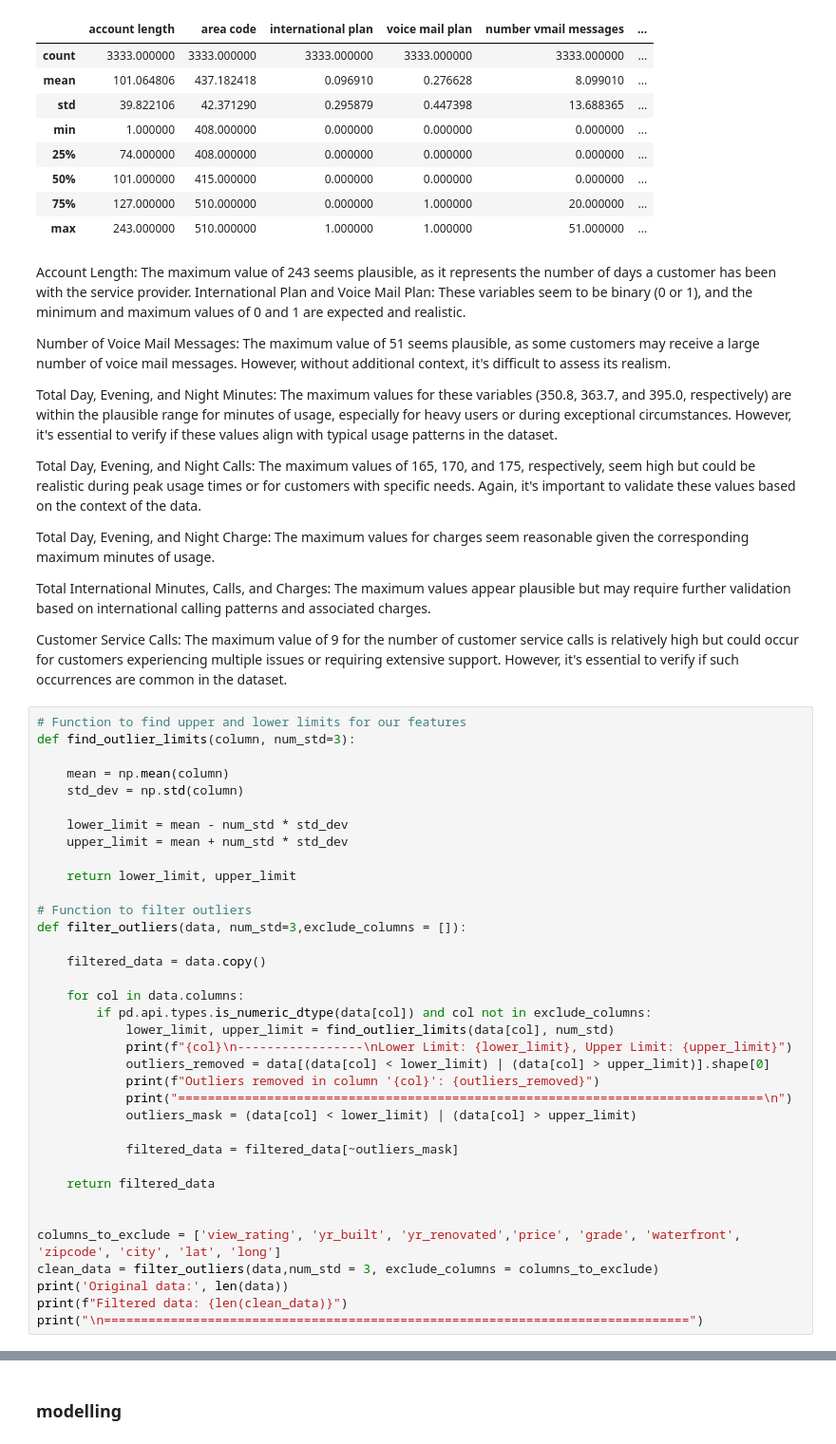
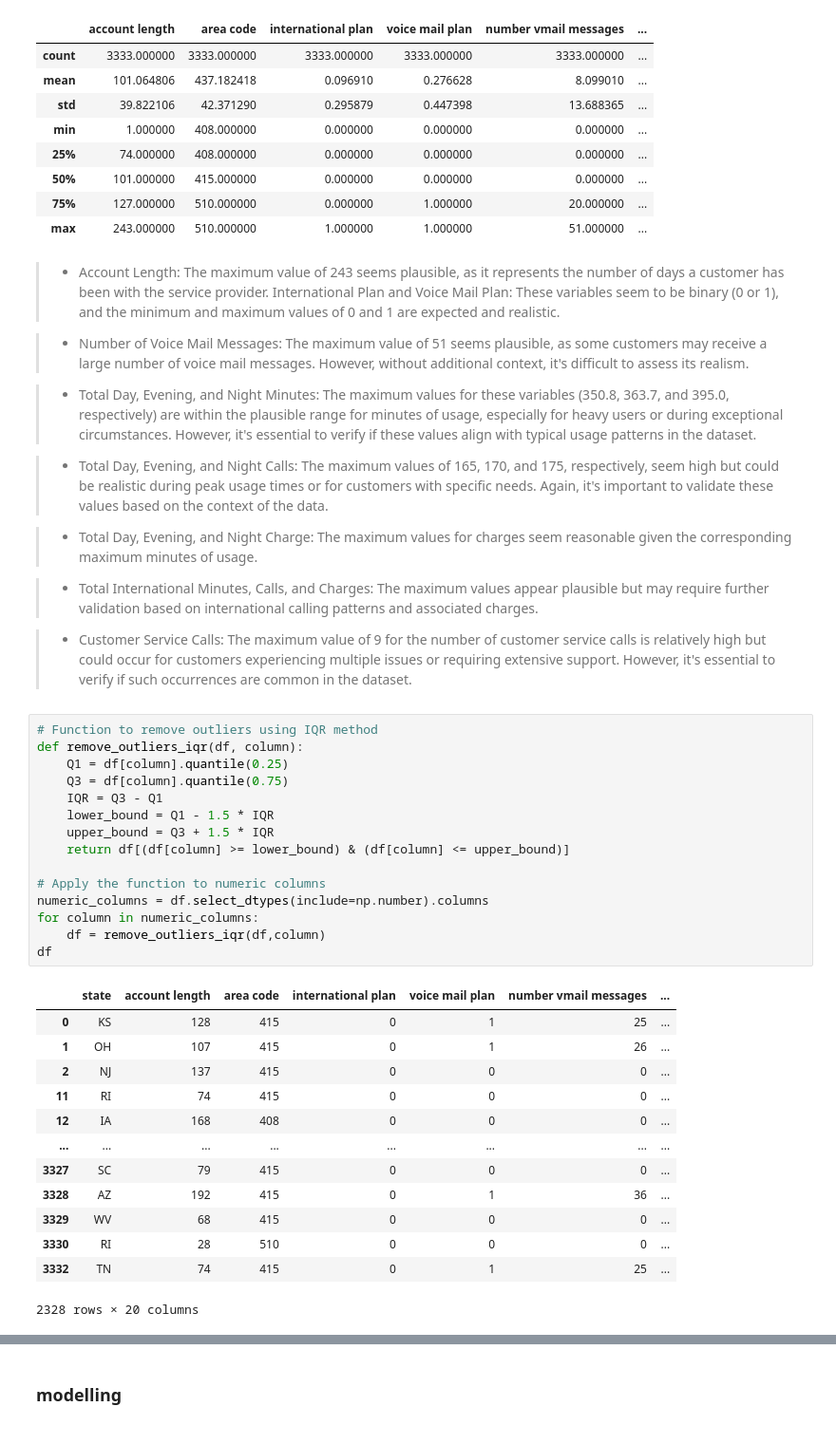
Before and after one commit to Atieng/Customer-Churn-Prediction, a Jupyter notebook: Customer-churn.ipynb, the cells around one changed output, grey strips where cells are left out. Shown: that part at 95% size. Drawn from its saved outputs; the diff is of its cells as text.

Commit message:
data cleaning

```diff
--- a/Customer-churn.ipynb
+++ b/Customer-churn.ipynb
@@ -312,53 +349,46 @@ df.describe()
 | 75% | 127.000000 | 510.000000 | 0.000000 | 1.000000 | 20.000000 | ... |
 | max | 243.000000 | 510.000000 | 1.000000 | 1.000000 | 51.000000 | ... |
 # %% [markdown]
-Account Length: The maximum value of 243 seems plausible, as it represents the number of days a customer has been with the service provider.
+>- Account Length: The maximum value of 243 seems plausible, as it represents the number of days a customer has been with the service provider.
 International Plan and Voice Mail Plan: These variables seem to be binary (0 or 1), and the minimum and maximum values of 0 and 1 are expected and realistic.
 
-Number of Voice Mail Messages: The maximum value of 51 seems plausible, as some customers may receive a large number of voice mail messages. However, without additional context, it's difficult to assess its realism.
+>- Number of Voice Mail Messages: The maximum value of 51 seems plausible, as some customers may receive a large number of voice mail messages. However, without additional context, it's difficult to assess its realism.
 
-Total Day, Evening, and Night Minutes: The maximum values for these variables (350.8, 363.7, and 395.0, respectively) are within the plausible range for minutes of usage, especially for heavy users or during exceptional circumstances. However, it's essential to verify if these values align with typical usage patterns in the dataset.
+>- Total Day, Evening, and Night Minutes: The maximum values for these variables (350.8, 363.7, and 395.0, respectively) are within the plausible range for minutes of usage, especially for heavy users or during exceptional circumstances. However, it's essential to verify if these values align with typical usage patterns in the dataset.
 
-Total Day, Evening, and Night Calls: The maximum values of 165, 170, and 175, respectively, seem high but could be realistic during peak usage times or for customers with specific needs. Again, it's important to validate these values based on the context of the data.
+>- Total Day, Evening, and Night Calls: The maximum values of 165, 170, and 175, respectively, seem high but could be realistic during peak usage times or for customers with specific needs. Again, it's important to validate these values based on the context of the data.
 
-Total Day, Evening, and Night Charge: The maximum values for charges seem reasonable given the corresponding maximum minutes of usage.
+>- Total Day, Evening, and Night Charge: The maximum values for charges seem reasonable given the corresponding maximum minutes of usage.
 
-Total International Minutes, Calls, and Charges: The maximum values appear plausible but may require further validation based on international calling patterns and associated charges.
+>- Total International Minutes, Calls, and Charges: The maximum values appear plausible but may require further validation based on international calling patterns and associated charges.
 
-Customer Service Calls: The maximum value of 9 for the number of customer service calls is relatively high but could occur for customers experiencing multiple issues or requiring extensive support. However, it's essential to verify if such occurrences are common in the dataset.
+>- Customer Service Calls: The maximum value of 9 for the number of customer service calls is relatively high but could occur for customers experiencing multiple issues or requiring extensive support. However, it's essential to verify if such occurrences are common in the dataset.
-# %%
-# Function to find upper and lower limits for our features
-def find_outlier_limits(column, num_std=3):
-
-    mean = np.mean(column)
-    std_dev = np.std(column)
-
-    lower_limit = mean - num_std * std_dev
-    upper_limit = mean + num_std * std_dev
-
-    return lower_limit, upper_limit
-
-# Function to filter outliers
-def filter_outliers(data, num_std=3,exclude_columns = []):
-
-    filtered_data = data.copy()
-
-    for col in data.columns:
-        if pd.api.types.is_numeric_dtype(data[col]) and col not in exclude_columns:
-            lower_limit, upper_limit = find_outlier_limits(data[col], num_std)
-            print(f"{col}\n-----------------\nLower Limit: {lower_limit}, Upper Limit: {upper_limit}")
-            outliers_removed = data[(data[col] < lower_limit) | (data[col] > upper_limit)].shape[0]
-            print(f"Outliers removed in column '{col}': {outliers_removed}")
-            print("===============================================================================\n")
-            outliers_mask = (data[col] < lower_limit) | (data[col] > upper_limit)
-
-            filtered_data = filtered_data[~outliers_mask]
-
-    return filtered_data
-
-
-columns_to_exclude = ['view_rating', 'yr_built', 'yr_renovated','price', 'grade', 'waterfront', 'zipcode', 'city', 'lat', 'long']
-clean_data = filter_outliers(data,num_std = 3, exclude_columns = columns_to_exclude)
-print('Original data:', len(data))
-print(f"Filtered data: {len(clean_data)}")
-print("\n===============================================================================")
+# %%
+# Function to remove outliers using IQR method
+def remove_outliers_iqr(df, column):
+    Q1 = df[column].quantile(0.25)
+    Q3 = df[column].quantile(0.75)
+    IQR = Q3 - Q1
+    lower_bound = Q1 - 1.5 * IQR
+    upper_bound = Q3 + 1.5 * IQR
+    return df[(df[column] >= lower_bound) & (df[column] <= upper_bound)]
+
+# Apply the function to numeric columns
+numeric_columns = df.select_dtypes(include=np.number).columns
+for column in numeric_columns:
+    df = remove_outliers_iqr(df,column)
+df
+# %% [output]
+|  | state | account length | area code | international plan | voice mail plan | number vmail messages | ... |
+| 0 | KS | 128 | 415 | 0 | 1 | 25 | ... |
+| 1 | OH | 107 | 415 | 0 | 1 | 26 | ... |
+| 2 | NJ | 137 | 415 | 0 | 0 | 0 | ... |
+| 11 | RI | 74 | 415 | 0 | 0 | 0 | ... |
+| 12 | IA | 168 | 408 | 0 | 0 | 0 | ... |
+| ... | ... | ... | ... | ... | ... | ... | ... |
+| 3327 | SC | 79 | 415 | 0 | 0 | 0 | ... |
+| 3328 | AZ | 192 | 415 | 0 | 1 | 36 | ... |
+| 3329 | WV | 68 | 415 | 0 | 0 | 0 | ... |
+| 3330 | RI | 28 | 510 | 0 | 0 | 0 | ... |
+| 3332 | TN | 74 | 415 | 0 | 1 | 25 | ... |
+2328 rows × 20 columns
```
Also changed, not shown: parts of 15 cells of this notebook.
